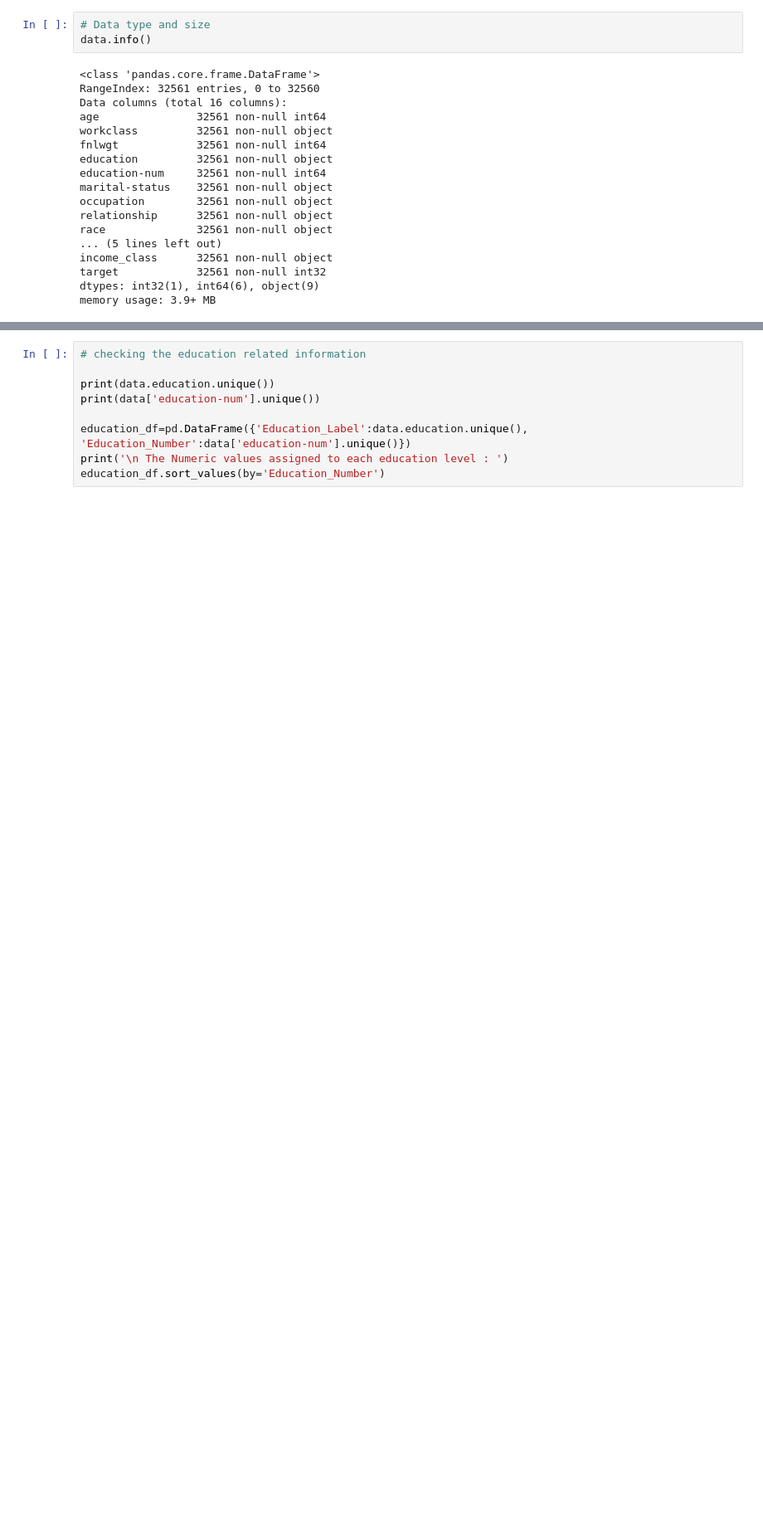
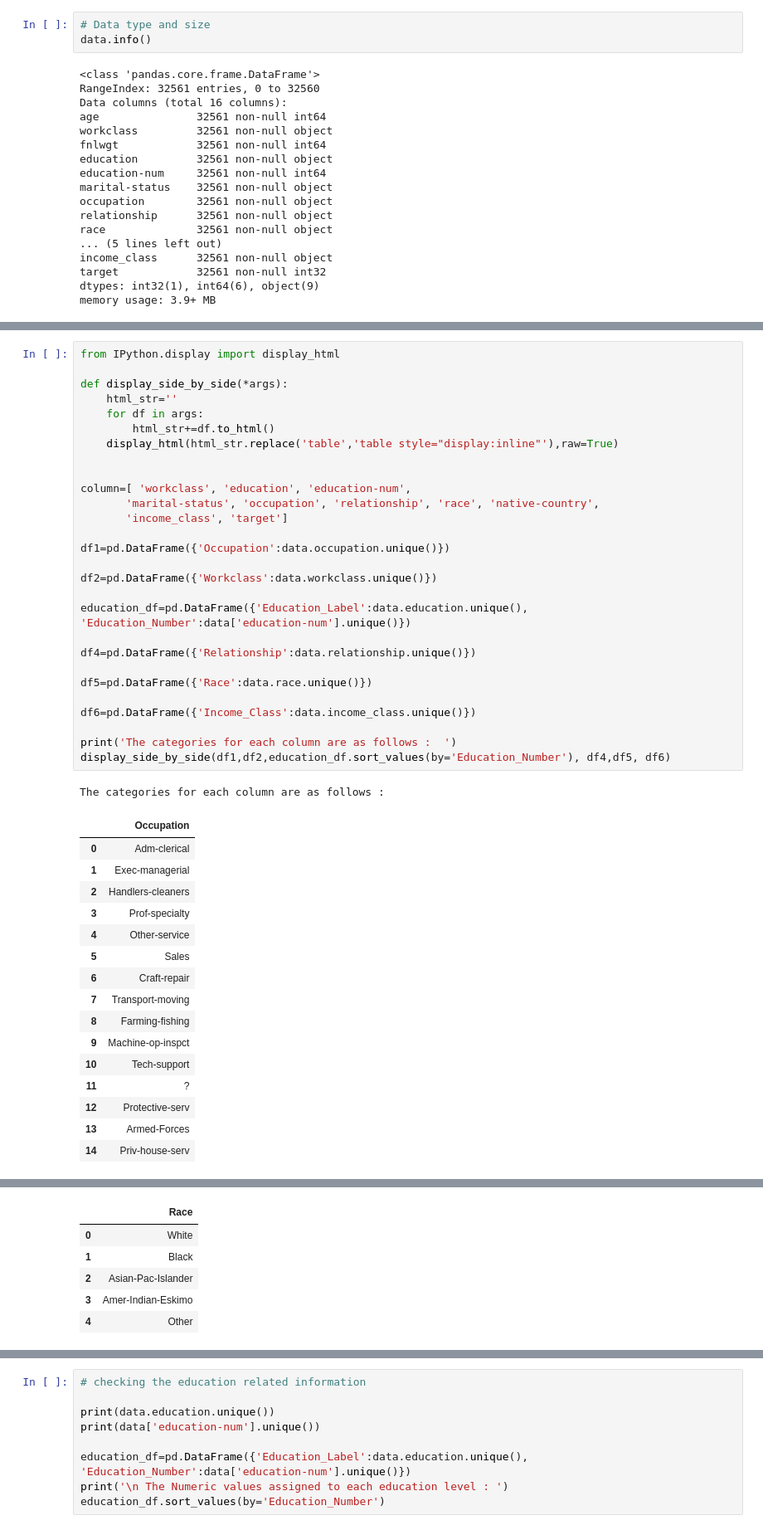
Before and after one commit to Birinder1469/Adult-Data_Income_Analysis, a Jupyter notebook: Adult-Dataset_Analysis.ipynb, the cells around one changed output, grey strips where cells are left out. Shown at 83% size. Cells and saved outputs as stored; diff of their text form; blank space fills up the shorter version.

```diff
--- a/Adult-Dataset_Analysis.ipynb
+++ b/Adult-Dataset_Analysis.ipynb
@@ -59,0 +69,46 @@ memory usage: 3.9+ MB
+# %%
+from IPython.display import display_html
+
+def display_side_by_side(*args):
+    html_str=''
+    for df in args:
+        html_str+=df.to_html()
+    display_html(html_str.replace('table','table style="display:inline"'),raw=True)
+
+
+column=[ 'workclass', 'education', 'education-num',
+       'marital-status', 'occupation', 'relationship', 'race', 'native-country',
+       'income_class', 'target']
+
+df1=pd.DataFrame({'Occupation':data.occupation.unique()})
+
+df2=pd.DataFrame({'Workclass':data.workclass.unique()})
+
+education_df=pd.DataFrame({'Education_Label':data.education.unique(), 'Education_Number':data['education-num'].unique()})
+
+df4=pd.DataFrame({'Relationship':data.relationship.unique()})
+
+df5=pd.DataFrame({'Race':data.race.unique()})
+
+df6=pd.DataFrame({'Income_Class':data.income_class.unique()})
+
+print('The categories for each column are as follows :  ')
+display_side_by_side(df1,df2,education_df.sort_values(by='Education_Number'), df4,df5, df6)
+# %% [output]
+The categories for each column are as follows :
+|  | Occupation |
+| 0 | Adm-clerical |
+| 1 | Exec-managerial |
+| 2 | Handlers-cleaners |
+| 3 | Prof-specialty |
+| 4 | Other-service |
+| 5 | Sales |
+| 6 | Craft-repair |
+| 7 | Transport-moving |
+| 8 | Farming-fishing |
+| 9 | Machine-op-inspct |
+| 10 | Tech-support |
+| 11 | ? |
+| 12 | Protective-serv |
+| 13 | Armed-Forces |
+| 14 | Priv-house-serv |
@@ -59,0 +149,6 @@ memory usage: 3.9+ MB
+|  | Race |
+| 0 | White |
+| 1 | Black |
+| 2 | Asian-Pac-Islander |
+| 3 | Amer-Indian-Eskimo |
+| 4 | Other |
```
Also changed, not shown: parts of 18 cells of this notebook.
